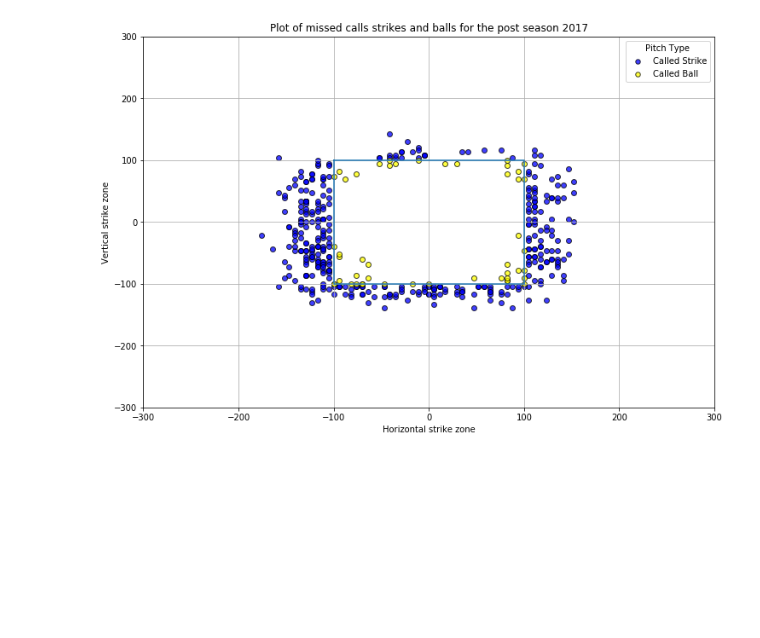
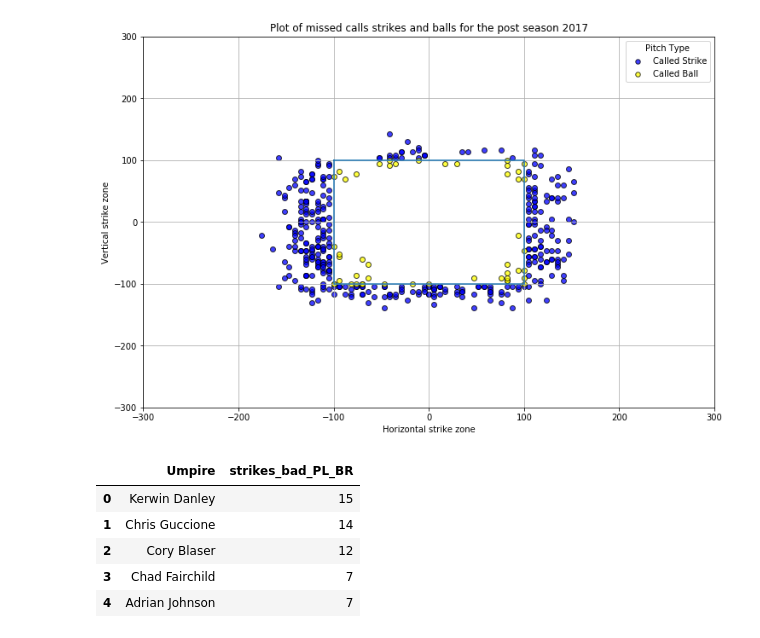
Before and after one commit to ForrestMcDougal/MLB-Postseason-Umpire-Analysis, a Jupyter notebook: Charts.ipynb, the cells around one changed output. Cells and saved outputs as stored; diff of their text form; code cells hidden in the pictures; blank space fills up the shorter version.

```diff
--- a/Charts.ipynb
+++ b/Charts.ipynb
@@ -607,3 +608,67 @@ plt.savefig("Images/Missed_Calls_Strikes-Balls.png", bbox_inches="tight")
 plt.show()
 # %% [output]
 [figure]
+# %%
+# missed calls by ll/lr/rl/rr
+# umpire_bs is the table with the Umpire and the total_calls Balls and Strikes [totals and %'s]'
+
+# Bad balls by the hands
+balls_bad_PL_BL = balls_bad.loc[(balls_bad["Pitcher_Hand"] == "L") & (balls_bad["Batter_Hand"] == "L"), [
+    "Umpire", "Pitch_X", "Pitch_Y", "Missed_Call_Ball", "Pitcher_Hand", "Batter_Hand"]]
+umpire_balls_bad_PL_BL = balls_bad_PL_BL['Umpire'].value_counts()
+umpire_balls_bad_PL_BL = umpire_balls_bad_PL_BL.reset_index()
+umpire_balls_bad_PL_BL.columns = ['Umpire', 'balls_bad_PL_BL']
+
+
+
+balls_bad_PR_BL = balls_bad.loc[(balls_bad["Pitcher_Hand"] == "R") & (balls_bad["Batter_Hand"] == "L"), [
+    "Umpire", "Pitch_X", "Pitch_Y", "Missed_Call_Ball", "Pitcher_Hand", "Batter_Hand"]]
+umpire_balls_bad_PR_BL = balls_bad_PR_BL['Umpire'].value_counts()
+umpire_balls_bad_PR_BL = umpire_balls_bad_PR_BL.reset_index()
+umpire_balls_bad_PR_BL.columns = ['Umpire', 'balls_bad_PR_BL']
+
+balls_bad_PR_BR = balls_bad.loc[(balls_bad["Pitcher_Hand"] == "R") & (balls_bad["Batter_Hand"] == "R"), [
+    "Umpire", "Pitch_X", "Pitch_Y", "Missed_Call_Ball", "Pitcher_Hand", "Batter_Hand"]]
+umpire_balls_bad_PR_BR = balls_bad_PR_BR['Umpire'].value_counts()
+umpire_balls_bad_PR_BR = umpire_balls_bad_PR_BR.reset_index()
+umpire_balls_bad_PR_BR.columns = ['Umpire', 'balls_bad_PR_BR']
+
+balls_bad_PL_BR = balls_bad.loc[(balls_bad["Pitcher_Hand"] == "L") & (balls_bad["Batter_Hand"] == "R"), [
+    "Umpire", "Pitch_X", "Pitch_Y", "Missed_Call_Ball", "Pitcher_Hand", "Batter_Hand"]]
+umpire_balls_bad_PL_BR = balls_bad_PL_BR['Umpire'].value_counts()
+umpire_balls_bad_PL_BR = umpire_balls_bad_PL_BR.reset_index()
+umpire_balls_bad_PL_BR.columns = ['Umpire', 'balls_bad_PL_BR']
+
+# Bad strikes by the hands
+strikes_bad_PL_BL = strikes_bad.loc[(strikes_bad["Pitcher_Hand"] == "L") & (strikes_bad["Batter_Hand"] == "L"), [
+    "Umpire", "Pitch_X", "Pitch_Y", "Missed_Call_Strike", "Pitcher_Hand", "Batter_Hand"]]
+umpire_strikes_bad_PL_BL = strikes_bad_PL_BL['Umpire'].value_counts()
+umpire_strikes_bad_PL_BL = umpire_strikes_bad_PL_BL.reset_index()
+umpire_strikes_bad_PL_BL.columns = ['Umpire', 'strikes_bad_PL_BL']
+
+strikes_bad_PR_BL = strikes_bad.loc[(strikes_bad["Pitcher_Hand"] == "R") & (strikes_bad["Batter_Hand"] == "L"), [
+    "Umpire", "Pitch_X", "Pitch_Y", "Missed_Call_Strike", "Pitcher_Hand", "Batter_Hand"]]
+umpire_strikes_bad_PR_BL = strikes_bad_PR_BL['Umpire'].value_counts()
+umpire_strikes_bad_PR_BL = umpire_strikes_bad_PR_BL.reset_index()
+umpire_strikes_bad_PR_BL.columns = ['Umpire', 'strikes_bad_PR_BL']
+
+strikes_bad_PR_BR = strikes_bad.loc[(strikes_bad["Pitcher_Hand"] == "R") & (strikes_bad["Batter_Hand"] == "R"), [
+    "Umpire", "Pitch_X", "Pitch_Y", "Missed_Call_Strike", "Pitcher_Hand", "Batter_Hand"]]
+umpire_strikes_bad_PR_BR = strikes_bad_PR_BR['Umpire'].value_counts()
+umpire_strikes_bad_PR_BR = umpire_strikes_bad_PR_BR.reset_index()
+umpire_strikes_bad_PR_BR.columns = ['Umpire', 'strikes_bad_PR_BR']
+
+strikes_bad_PL_BR = strikes_bad.loc[(strikes_bad["Pitcher_Hand"] == "L") & (strikes_bad["Batter_Hand"] == "R"), [
+    "Umpire", "Pitch_X", "Pitch_Y", "Missed_Call_Strike", "Pitcher_Hand", "Batter_Hand"]]
+umpire_strikes_bad_PL_BR = strikes_bad_PL_BR['Umpire'].value_counts()
+umpire_strikes_bad_PL_BR = umpire_strikes_bad_PL_BR.reset_index()
+umpire_strikes_bad_PL_BR.columns = ['Umpire', 'strikes_bad_PL_BR ']
+
+umpire_strikes_bad_PL_BR.head()
+# %% [output]
+|  | Umpire | strikes_bad_PL_BR |
+| 0 | Kerwin Danley | 15 |
+| 1 | Chris Guccione | 14 |
+| 2 | Cory Blaser | 12 |
+| 3 | Chad Fairchild | 7 |
+| 4 | Adrian Johnson | 7 |
```
Also changed, not shown: parts of 6 cells of this notebook.
